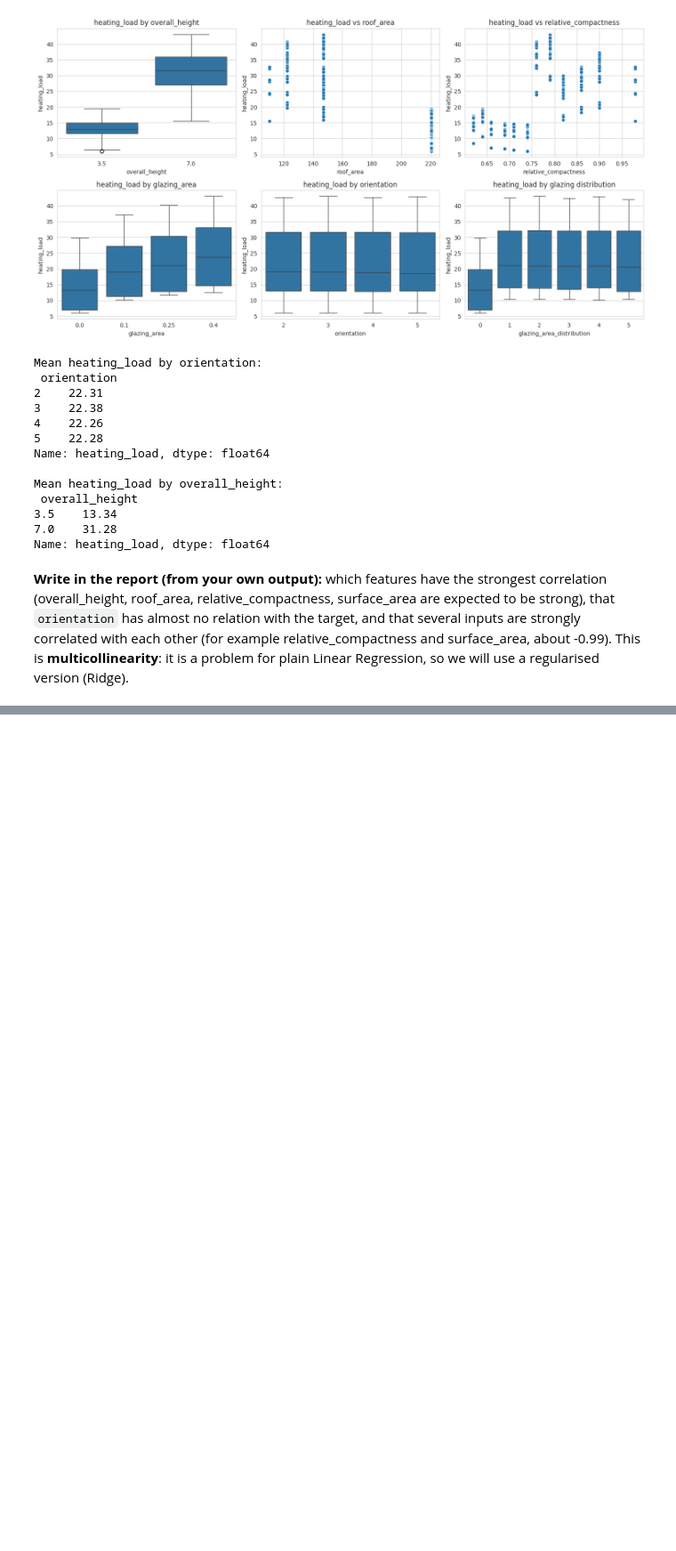
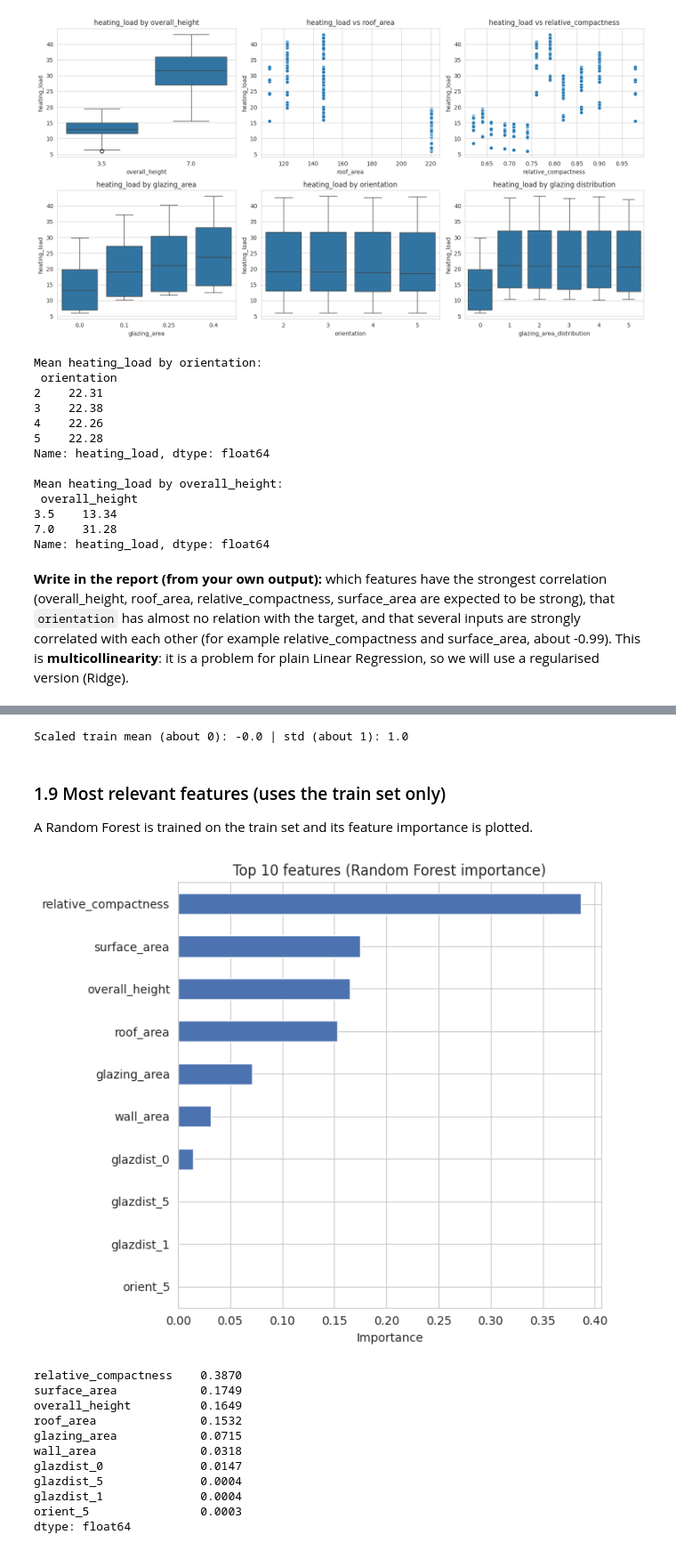
Before and after one commit to Khalidgh707/Machine-Learning-Project, a Jupyter notebook: DS471ML_project.ipynb, the cells around one changed output, grey strips where cells are left out. Shown at 89% size. Cells and saved outputs as stored; diff of their text form; code cells hidden in the pictures; blank space fills up the shorter version.

```diff
--- a/DS471ML_project.ipynb
+++ b/DS471ML_project.ipynb
@@ -304,0 +300,18 @@ Name: heating_load, dtype: float64
+# %%
+import pandas as pd
+from sklearn.model_selection import train_test_split
+
+bins = pd.qcut(y, q=5, labels=False, duplicates="drop")      # 5 groups of the target
+
+X_train, X_temp, y_train, y_temp, b_train, b_temp = train_test_split(
+    X, y, bins, test_size=0.30, random_state=SEED, stratify=bins)
+X_val, X_test, y_val, y_test = train_test_split(
+    X_temp, y_temp, test_size=0.50, random_state=SEED, stratify=b_temp)
+
+split_table = pd.DataFrame({
+    "set": ["Train", "Validation", "Test"],
+    "rows": [len(X_train), len(X_val), len(X_test)],
+    "percent": [round(100*len(s)/len(X), 1) for s in (X_train, X_val, X_test)],
+    "mean heating_load": [round(s.mean(), 2) for s in (y_train, y_val, y_test)],
+    "std heating_load": [round(s.std(), 2) for s in (y_train, y_val, y_test)]})
+display(split_table)
@@ -304,0 +326,36 @@ Name: heating_load, dtype: float64
+# %%
+from sklearn.preprocessing import StandardScaler
+
+scaler = StandardScaler().fit(X_train)                       # fit on TRAIN only
+X_train_s = scaler.transform(X_train)
+X_val_s   = scaler.transform(X_val)
+X_test_s  = scaler.transform(X_test)
+print("Scaled train mean (about 0):", X_train_s.mean().round(4), "| std (about 1):", X_train_s.std().round(4))
+# %% [output]
+Scaled train mean (about 0): -0.0 | std (about 1): 1.0
+# %% [markdown]
+### 1.9 Most relevant features (uses the train set only)
+A Random Forest is trained on the train set and its feature importance is plotted.
+# %%
+from sklearn.ensemble import RandomForestRegressor
+
+rf_tmp = RandomForestRegressor(n_estimators=300, random_state=SEED, n_jobs=-1).fit(X_train, y_train)
+imp = pd.Series(rf_tmp.feature_importances_, index=X.columns).sort_values()
+plt.figure(figsize=(7, 6))
+imp.tail(10).plot(kind="barh", color="#4C72B0")
+plt.title("Top 10 features (Random Forest importance)"); plt.xlabel("Importance")
+plt.tight_layout(); plt.savefig("figures/fig6_feature_importance.png", dpi=200); plt.show()
+print(imp.sort_values(ascending=False).head(10).round(4))
+# %% [output]
+[figure, added]
+relative_compactness    0.3870
+surface_area            0.1749
+overall_height          0.1649
+roof_area               0.1532
+glazing_area            0.0715
+wall_area               0.0318
+glazdist_0              0.0147
+glazdist_5              0.0004
+glazdist_1              0.0004
+orient_5                0.0003
+dtype: float64
```
Also changed, not shown: parts of 24 cells of this notebook.
